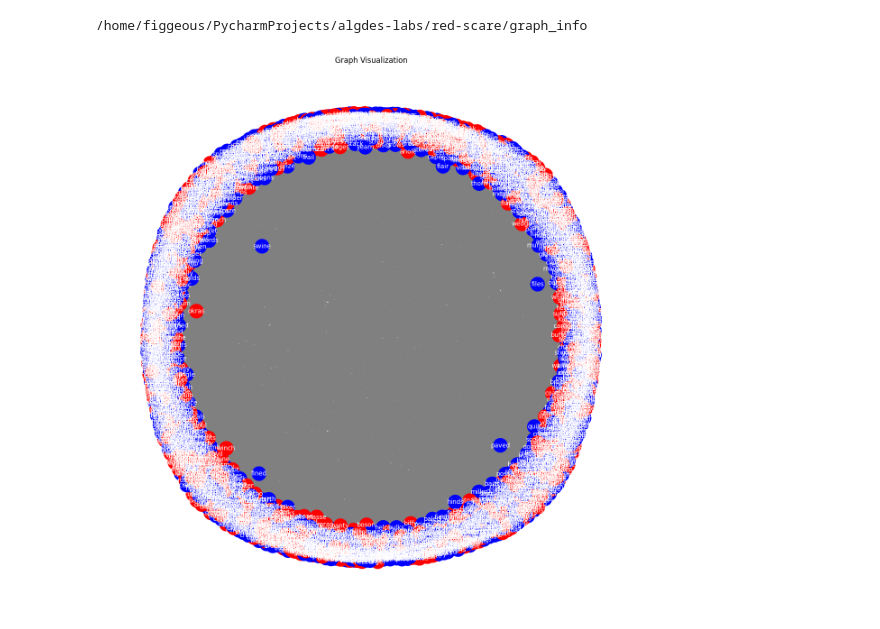
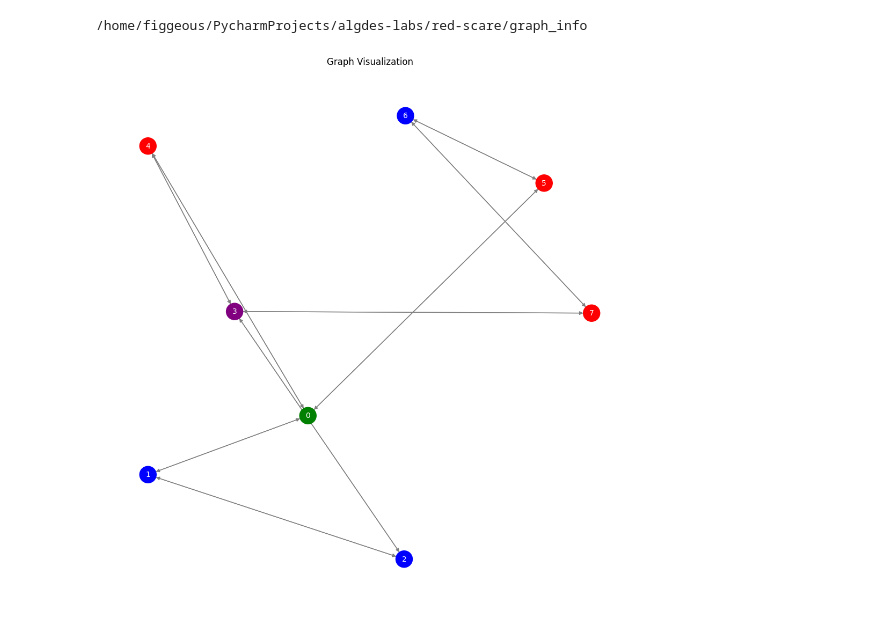
Before and after one commit to mariamomanu/algdes-labs, a Jupyter notebook: red-scare/graph_info/visualize.ipynb, the cells around one changed output. Saved outputs shown, nothing was run; the diff lists cells and outputs as text; code cells hidden in the pictures.

```diff
--- a/red-scare/graph_info/visualize.ipynb
+++ b/red-scare/graph_info/visualize.ipynb
@@ -63,33 +63,33 @@ def visualize_graph(n, m, n_of_r, edges, source_name, target_name, red_nodes, na
     color_map = []
     for node in G:
         if node == source_name:
             color_map.append('green')
         elif node == target_name:
             color_map.append('purple')
         elif name_vertex_map[node] in red_nodes:
             color_map.append('red')
         else:
             color_map.append('blue')
 
     # Adjust the layout parameters
     pos = nx.spring_layout(G, k=2.0, scale=2.0, iterations=50)
 
     # Increase the figure size
-    plt.figure(figsize=(12, 12))
+    plt.figure(figsize=(10, 10))
 
     # Draw the graph
     nx.draw(G, pos, with_labels=True, node_color=color_map, node_size=500, font_size=10, font_color='white', edge_color='gray')
     plt.title("Graph Visualization")
     plt.show()
 
 # Main function
 if __name__ == "__main__":
     print(os.getcwd())
-    filename = "common-1-3500.txt"
+    filename = "G-ex.txt"
     file_path = f"../data/{filename}"
     # Read data from the file and visualize the graph
     graph_data = read_graph_data(file_path)
     visualize_graph(*graph_data)
 # %% [output]
 /home/figgeous/PycharmProjects/algdes-labs/red-scare/graph_info
-[figure, old version]
+[figure, new version]
```
Also changed, not shown: 3 other files.
